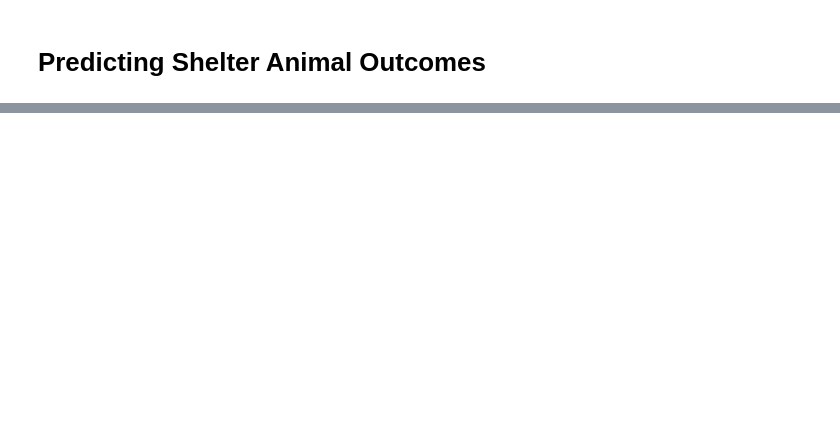
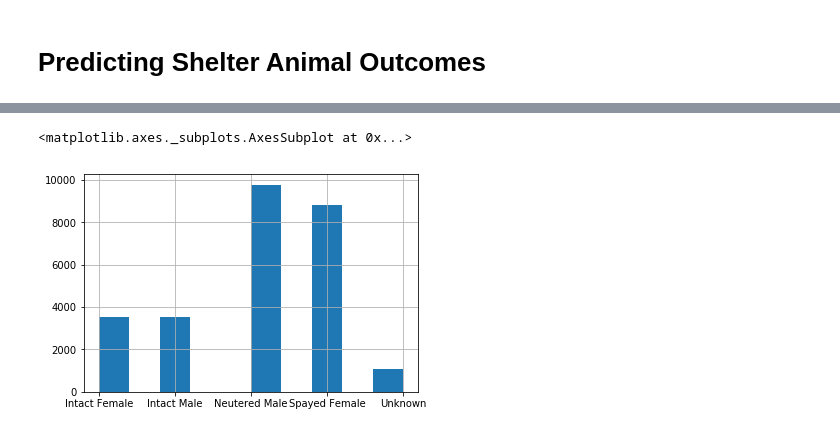
Before and after one commit to nicoleng/shelter_animal_prediction, a Jupyter notebook: Animal Shelter Prediction.ipynb, the cells around one changed output, grey strips where cells are left out. Cells and saved outputs as stored; diff of their text form; code cells hidden in the pictures; blank space fills up the shorter version.

```diff
--- a/Animal Shelter Prediction.ipynb
+++ b/Animal Shelter Prediction.ipynb
@@ -20,0 +238,4 @@ typeData = data.groupby("AnimalType")
+# %%
+ExpandedData = pd.concat((data,OutcomeDF), axis=1)
+del ExpandedData['OutcomeType']
+ExpandedData.head()
@@ -20,0 +268,8 @@ typeData = data.groupby("AnimalType")
+# %%
+# create column to identify mixed breeds
+mixMask = ['Mix' in breed for breed in ExpandedData.Breed.tolist()]
+mixMask
+# %%
+ExpandedData['mixedBreed'] = mixMask
+# %%
+ExpandedData.mixedBreed = ExpandedData.mixedBreed.astype(int)
@@ -20,0 +321,5 @@ typeData = data.groupby("AnimalType")
+# %%
+ExpandedData['SexuponOutcome'].hist()
+# %% [output]
+<matplotlib.axes._subplots.AxesSubplot at 0x...>
+[figure, added]
```
Also changed, not shown: parts of 40 cells of this notebook.
